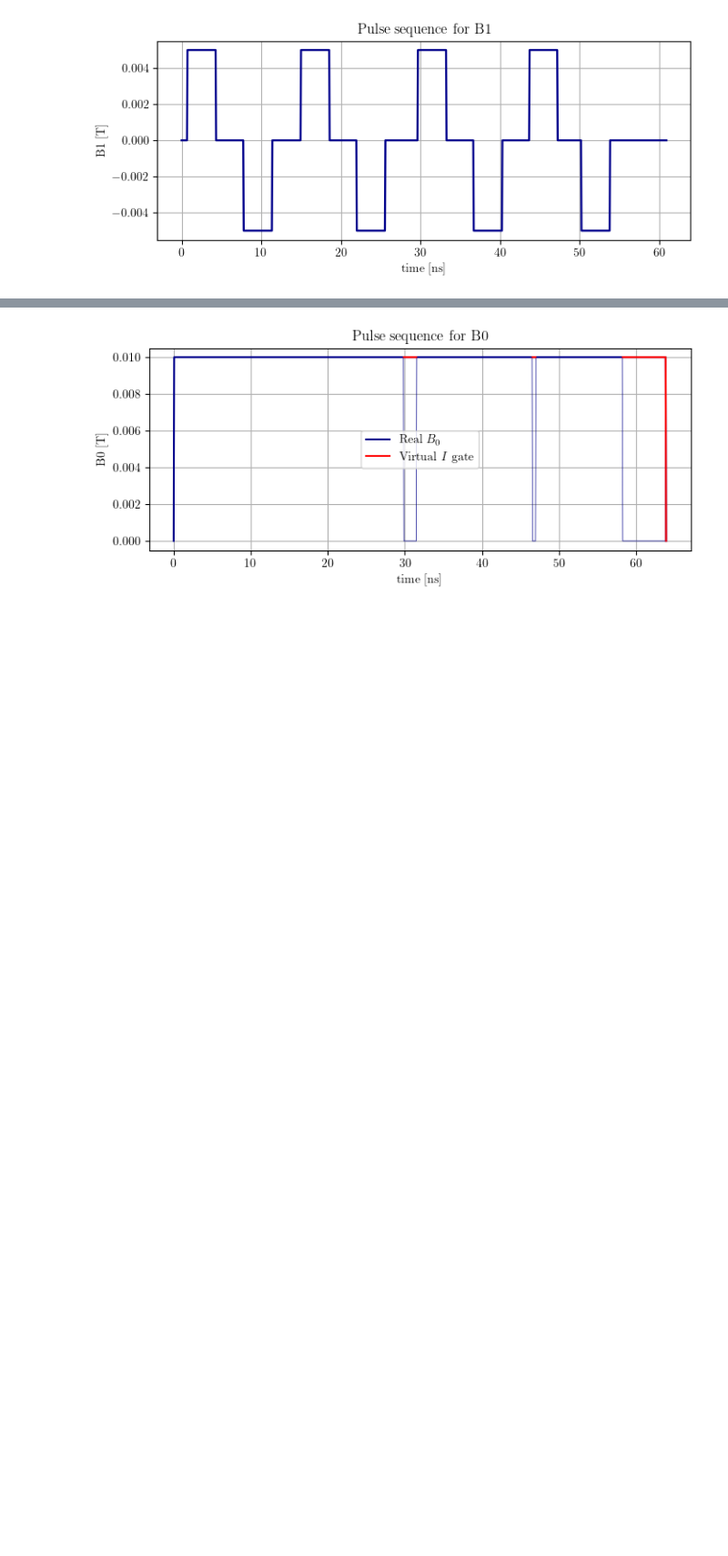
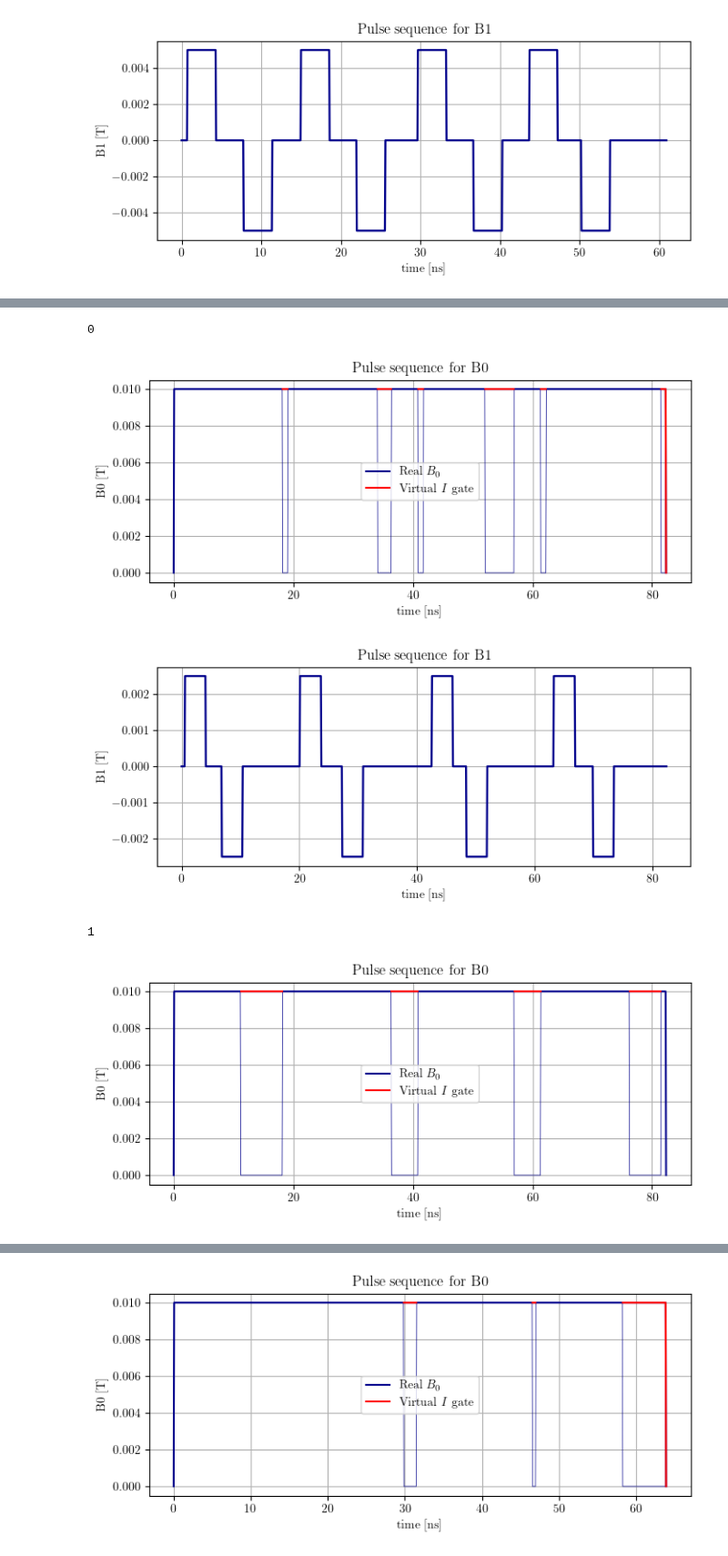
Before and after one commit to 6arlos6/QML_with_spins_using_DRU_algorithm, a Jupyter notebook: test_3_fidelities_intra_states.ipynb, the cells around one changed output, grey strips where cells are left out. Shown at 91% size. Cells and saved outputs as stored; diff of their text form; code cells hidden in the pictures; blank space fills up the shorter version.

```diff
--- a/test_3_fidelities_intra_states.ipynb
+++ b/test_3_fidelities_intra_states.ipynb
@@ -438,0 +447,8 @@ plot_pulses_v2(dru_circuit, entangl=tf_entanglement)
+# %%
+plot_pulses_v2(dru_circuit, entangl=tf_entanglement)
+# %% [output]
+0
+[figure, added]
+[figure, added]
+1
+[figure, added]
```
Also changed, not shown: parts of 5 cells of this notebook, 10 other files.
